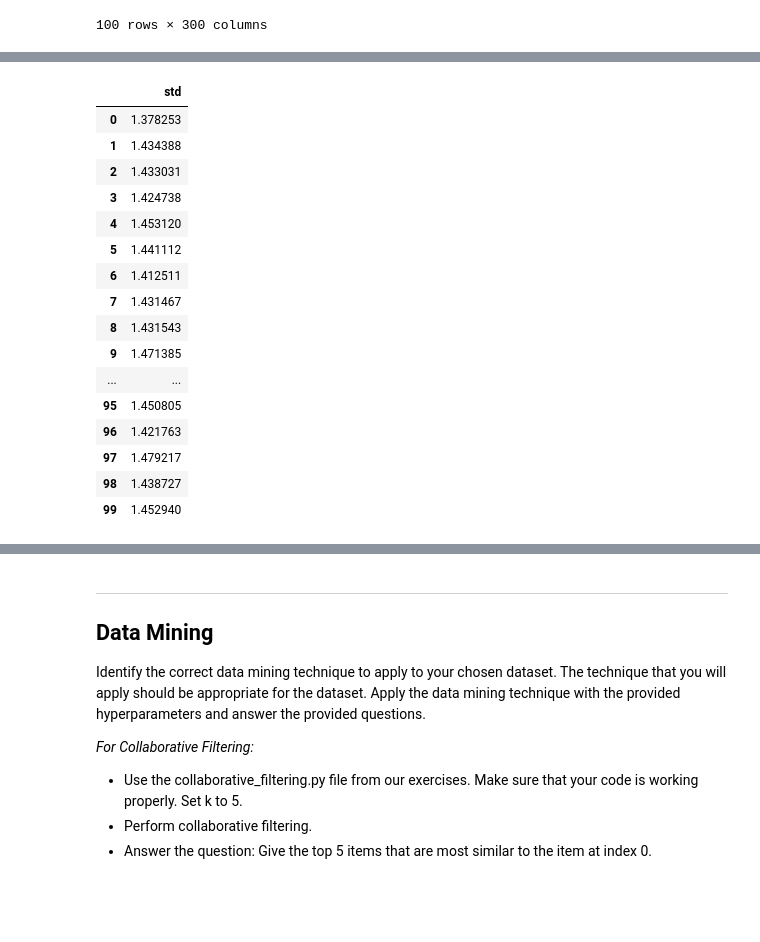
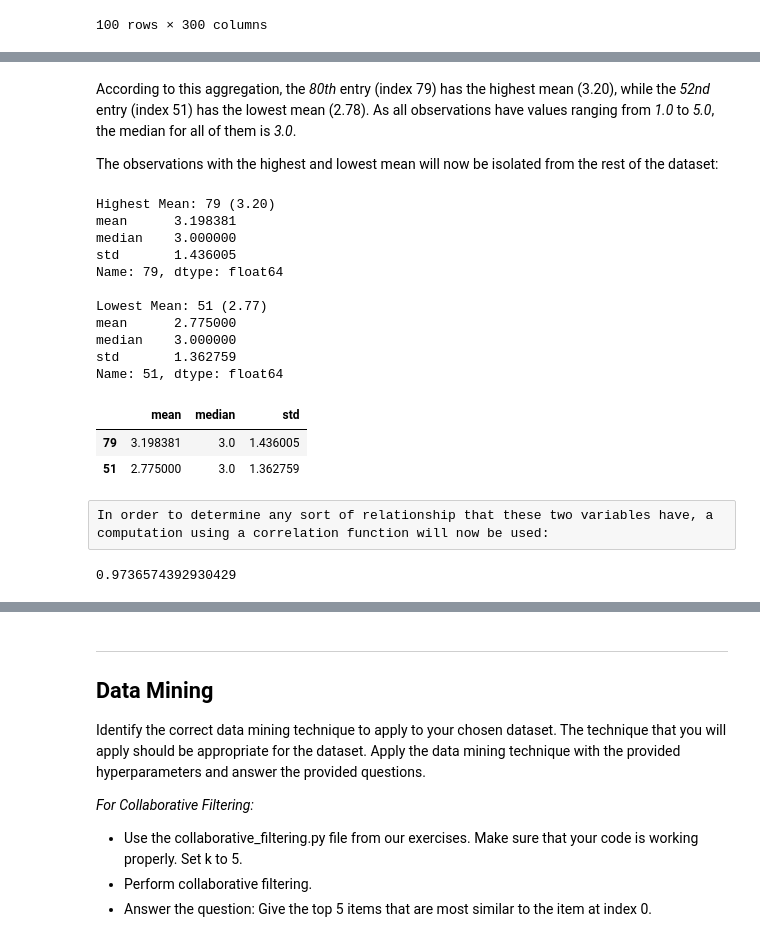
Before and after one commit to zobhhz/CSMODEL, a Jupyter notebook: CSMODEL-Project-2-S14-Group#22.ipynb, the cells around one changed output, grey strips where cells are left out. Drawn from its saved outputs; the diff is of its cells as text; code cells hidden in the pictures; blank space fills up the shorter version.

```diff
--- a/CSMODEL-Project-2-S14-Group#22.ipynb
+++ b/CSMODEL-Project-2-S14-Group#22.ipynb
@@ -168,22 +112,39 @@ ratings   20   16   15   15   13
-# %%
-# Measures of Dispersion
-df_mod = df_clean.agg(['std'], axis='columns')
-df_mod
-# %% [output]
-|  | std |
-| 0 | 1.378253 |
-| 1 | 1.434388 |
-| 2 | 1.433031 |
-| 3 | 1.424738 |
-| 4 | 1.453120 |
-| 5 | 1.441112 |
-| 6 | 1.412511 |
-| 7 | 1.431467 |
-| 8 | 1.431543 |
-| 9 | 1.471385 |
-| ... | ... |
-| 95 | 1.450805 |
-| 96 | 1.421763 |
-| 97 | 1.479217 |
-| 98 | 1.438727 |
-| 99 | 1.452940 |
+# %% [markdown]
+According to this aggregation, the _80th_ entry (index 79) has the highest mean (3.20), while the _52nd_ entry (index 51) has the lowest mean (2.78). As all observations have values ranging from _1.0_ to _5.0_, the median for all of them is _3.0_.
+
+The observations with the highest and lowest mean will now be isolated from the rest of the dataset:
+# %%
+# Assign the observations with the highest and lowest means to separate variables
+df_agg_hi = df_agg_sort.iloc[0]
+df_agg_lo = df_agg_sort.iloc[99]
+
+# Print the observations with the highest and lowest mean
+print('Highest Mean: 79 ({:.2f})\n{}\n'.format(df_agg_hi['mean'], df_agg_hi))
+print('Lowest Mean: 51 ({:.2f})\n{}\n'.format(df_agg_lo['mean'], df_agg_lo))
+
+# Creating a DataFrame for simpler representation
+df_agg_hilo = pd.DataFrame({'mean':[df_agg_hi['mean'], df_agg_lo['mean']], 'median':[df_agg_hi['median'], df_agg_lo['median']], 'std':[df_agg_hi['std'], df_agg_lo['std']]}, index=['79','51'])
+df_agg_hilo
+# %% [output]
+Highest Mean: 79 (3.20)
+mean      3.198381
+median    3.000000
+std       1.436005
+Name: 79, dtype: float64
+
+Lowest Mean: 51 (2.77)
+mean      2.775000
+median    3.000000
+std       1.362759
+Name: 51, dtype: float64
+|  | mean | median | std |
+| 79 | 3.198381 | 3.0 | 1.436005 |
+| 51 | 2.775000 | 3.0 | 1.362759 |
+# %% [raw]
+In order to determine any sort of relationship that these two variables have, a computation using a correlation function will now be used:
+# %%
+# Measures of Dispersion
+df_corr = df_agg_hi.corr(df_agg_lo)
+df_corr
+# %% [output]
+0.9736574392930429
```
Also changed, not shown: parts of 20 cells of this notebook.
